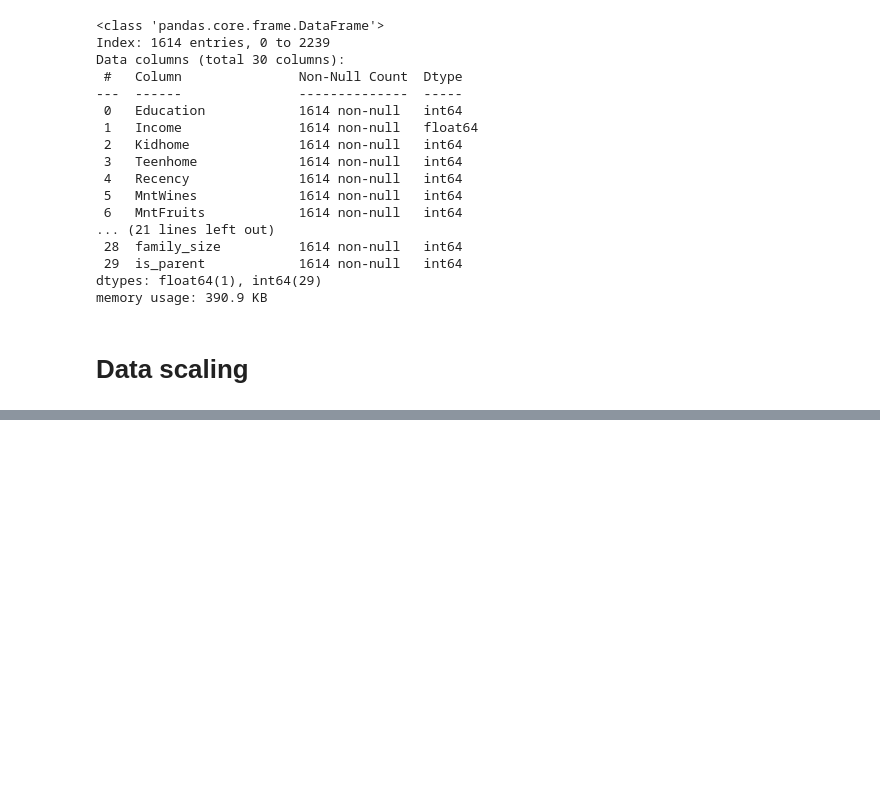
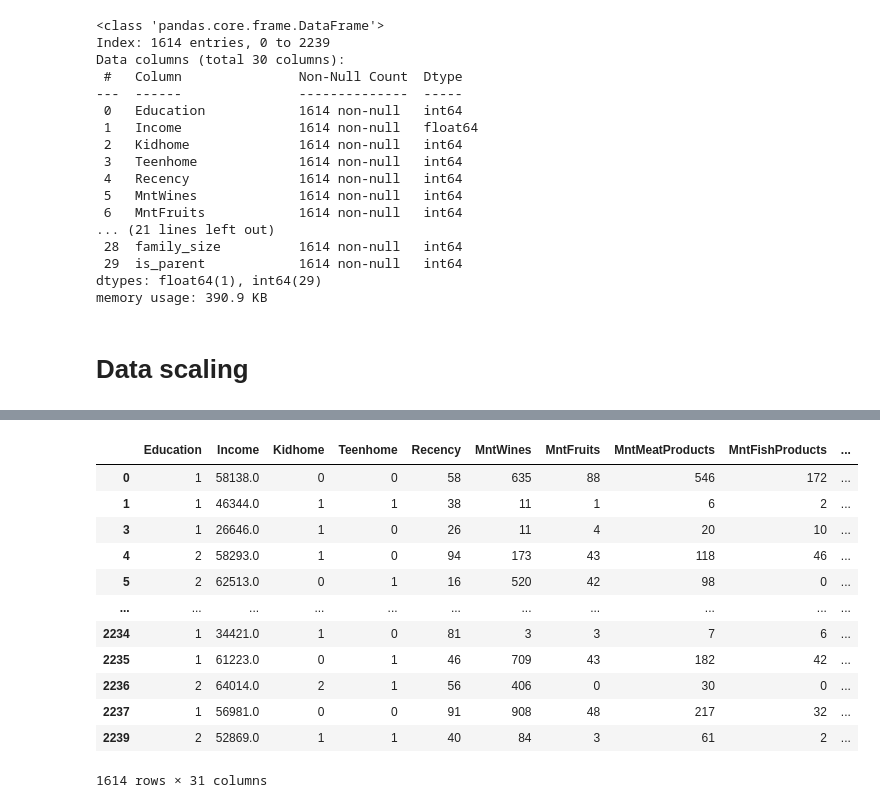
Before and after one commit to asheshh-lal/Drug-Data, a Jupyter notebook: Market Sentiment.ipynb, the cells around one changed output, grey strips where cells are left out. Cells and saved outputs as stored; diff of their text form; code cells hidden in the pictures; blank space fills up the shorter version.

```diff
--- a/Market Sentiment.ipynb
+++ b/Market Sentiment.ipynb
@@ -428,0 +481,21 @@ memory usage: 390.9 KB
+# %%
+km = KMeans(n_clusters=5)
+y_predict = km.fit_predict(PCA_df1)
+PCA_df1["Clusters2"] = y_predict
+#Adding the Clusters feature to the orignal dataframe.
+df["Clusters2"]= y_predict
+df
+# %% [output]
+|  | Education | Income | Kidhome | Teenhome | Recency | MntWines | MntFruits | MntMeatProducts | MntFishProducts | ... |
+| 0 | 1 | 58138.0 | 0 | 0 | 58 | 635 | 88 | 546 | 172 | ... |
+| 1 | 1 | 46344.0 | 1 | 1 | 38 | 11 | 1 | 6 | 2 | ... |
+| 3 | 1 | 26646.0 | 1 | 0 | 26 | 11 | 4 | 20 | 10 | ... |
+| 4 | 2 | 58293.0 | 1 | 0 | 94 | 173 | 43 | 118 | 46 | ... |
+| 5 | 2 | 62513.0 | 0 | 1 | 16 | 520 | 42 | 98 | 0 | ... |
+| ... | ... | ... | ... | ... | ... | ... | ... | ... | ... | ... |
+| 2234 | 1 | 34421.0 | 1 | 0 | 81 | 3 | 3 | 7 | 6 | ... |
+| 2235 | 1 | 61223.0 | 0 | 1 | 46 | 709 | 43 | 182 | 42 | ... |
+| 2236 | 2 | 64014.0 | 2 | 1 | 56 | 406 | 0 | 30 | 0 | ... |
+| 2237 | 1 | 56981.0 | 0 | 0 | 91 | 908 | 48 | 217 | 32 | ... |
+| 2239 | 2 | 52869.0 | 1 | 1 | 40 | 84 | 3 | 61 | 2 | ... |
+1614 rows × 31 columns
```
Also changed, not shown: parts of 9 cells of this notebook.
